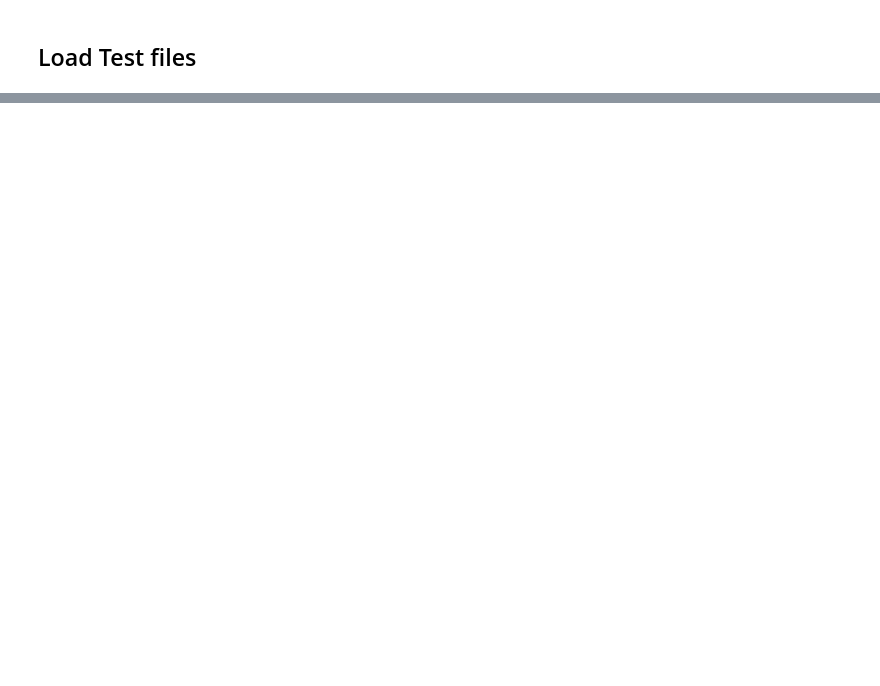
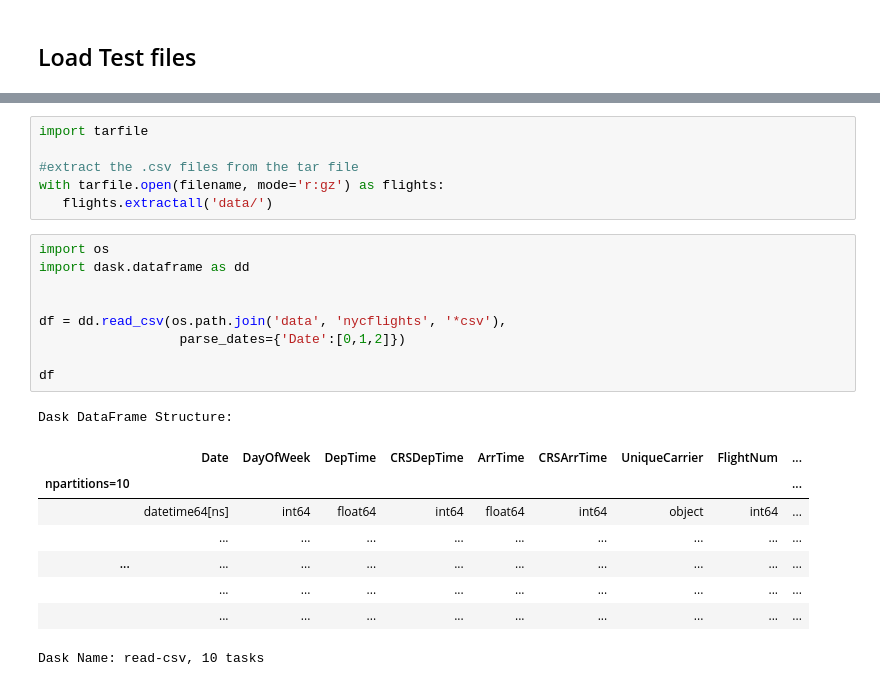
Before and after one commit to mobatusi/NeuromatchAcademy_DeepLearning_Coursework, a Jupyter notebook: LoadData.ipynb, the cells around one changed output, grey strips where cells are left out. Saved outputs shown, nothing was run; the diff lists cells and outputs as text; blank space fills up the shorter version.

```diff
--- a/LoadData.ipynb
+++ b/LoadData.ipynb
@@ -85,0 +273,25 @@ Pat1Test_df['type'] = Pat1Test_df['type'].astype(int)
+# %%
+import tarfile
+
+#extract the .csv files from the tar file
+with tarfile.open(filename, mode='r:gz') as flights:
+   flights.extractall('data/')
+# %%
+import os
+import dask.dataframe as dd
+
+
+df = dd.read_csv(os.path.join('data', 'nycflights', '*csv'),
+                  parse_dates={'Date':[0,1,2]})
+
+df
+# %% [output]
+Dask DataFrame Structure:
+|  | Date | DayOfWeek | DepTime | CRSDepTime | ArrTime | CRSArrTime | UniqueCarrier | FlightNum | ... |
+| npartitions=10 |  |  |  |  |  |  |  |  | ... |
+|  | datetime64[ns] | int64 | float64 | int64 | float64 | int64 | object | int64 | ... |
+|  | ... | ... | ... | ... | ... | ... | ... | ... | ... |
+| ... | ... | ... | ... | ... | ... | ... | ... | ... | ... |
+|  | ... | ... | ... | ... | ... | ... | ... | ... | ... |
+|  | ... | ... | ... | ... | ... | ... | ... | ... | ... |
+Dask Name: read-csv, 10 tasks
```
Also changed, not shown: parts of 28 cells of this notebook, 29 other files.
